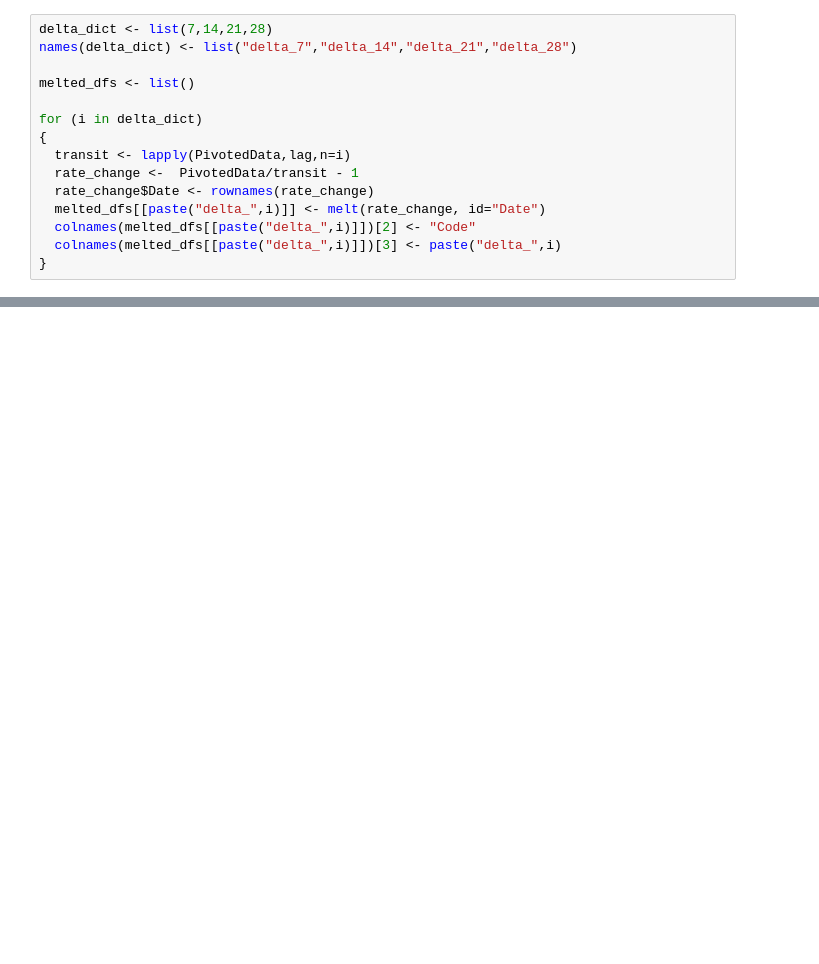
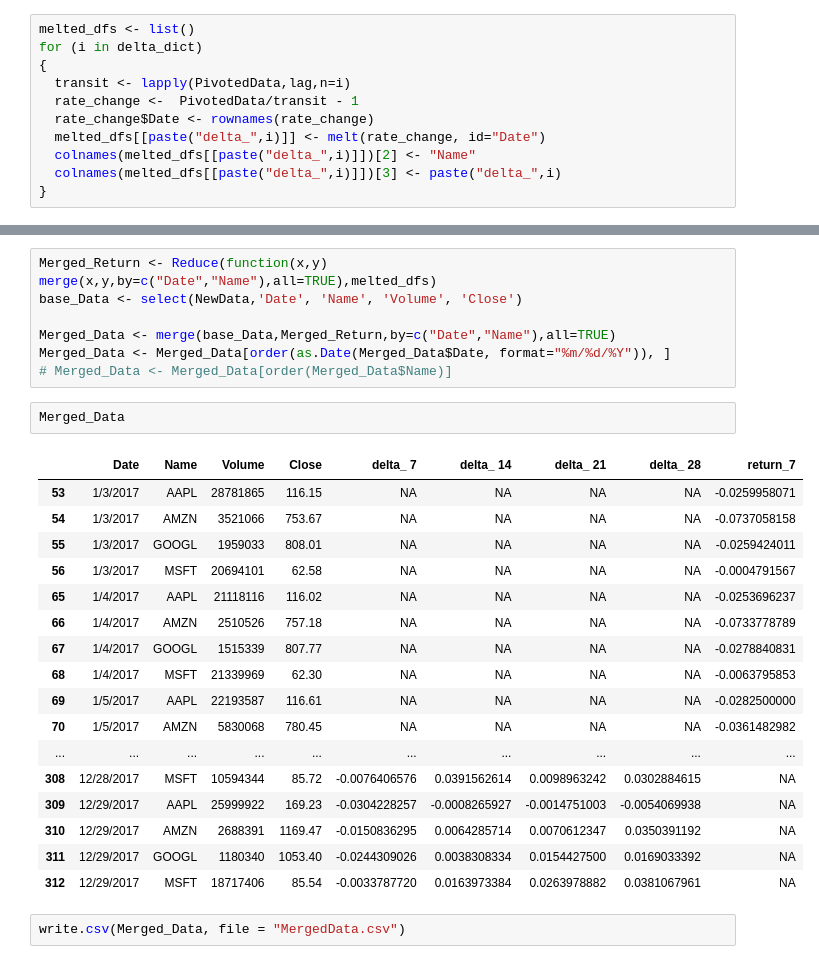
Before and after one commit to LinhHoang8997/Python-vs-R, a Jupyter notebook: Data Wrangling in R.ipynb, the cells around one changed output, grey strips where cells are left out. Drawn from its saved outputs; the diff is of its cells as text; blank space fills up the shorter version.

```diff
--- a/Data Wrangling in R.ipynb
+++ b/Data Wrangling in R.ipynb
@@ -74,16 +122,12 @@ head(MeltedData,10)
 # %%
-delta_dict <- list(7,14,21,28)
-names(delta_dict) <- list("delta_7","delta_14","delta_21","delta_28")
-
 melted_dfs <- list()
-
 for (i in delta_dict)
 {
   transit <- lapply(PivotedData,lag,n=i)
   rate_change <-  PivotedData/transit - 1
   rate_change$Date <- rownames(rate_change)
   melted_dfs[[paste("delta_",i)]] <- melt(rate_change, id="Date")
-  colnames(melted_dfs[[paste("delta_",i)]])[2] <- "Code"
+  colnames(melted_dfs[[paste("delta_",i)]])[2] <- "Name"
   colnames(melted_dfs[[paste("delta_",i)]])[3] <- paste("delta_",i)
 }
 # %%
@@ -114,0 +141,29 @@ head(Merged_Data,10)
+# %%
+Merged_Return <- Reduce(function(x,y) merge(x,y,by=c("Date","Name"),all=TRUE),melted_dfs)
+base_Data <- select(NewData,'Date', 'Name', 'Volume', 'Close')
+
+Merged_Data <- merge(base_Data,Merged_Return,by=c("Date","Name"),all=TRUE)
+Merged_Data <- Merged_Data[order(as.Date(Merged_Data$Date, format="%m/%d/%Y")), ]
+# Merged_Data <- Merged_Data[order(Merged_Data$Name)]
+# %%
+Merged_Data
+# %% [output]
+|  | Date | Name | Volume | Close | delta_ 7 | delta_ 14 | delta_ 21 | delta_ 28 | return_7 |
+| 53 | 1/3/2017 | AAPL | 28781865 | 116.15 | NA | NA | NA | NA | -0.0259958071 |
+| 54 | 1/3/2017 | AMZN | 3521066 | 753.67 | NA | NA | NA | NA | -0.0737058158 |
+| 55 | 1/3/2017 | GOOGL | 1959033 | 808.01 | NA | NA | NA | NA | -0.0259424011 |
+| 56 | 1/3/2017 | MSFT | 20694101 | 62.58 | NA | NA | NA | NA | -0.0004791567 |
+| 65 | 1/4/2017 | AAPL | 21118116 | 116.02 | NA | NA | NA | NA | -0.0253696237 |
+| 66 | 1/4/2017 | AMZN | 2510526 | 757.18 | NA | NA | NA | NA | -0.0733778789 |
+| 67 | 1/4/2017 | GOOGL | 1515339 | 807.77 | NA | NA | NA | NA | -0.0278840831 |
+| 68 | 1/4/2017 | MSFT | 21339969 | 62.30 | NA | NA | NA | NA | -0.0063795853 |
+| 69 | 1/5/2017 | AAPL | 22193587 | 116.61 | NA | NA | NA | NA | -0.0282500000 |
+| 70 | 1/5/2017 | AMZN | 5830068 | 780.45 | NA | NA | NA | NA | -0.0361482982 |
+| ... | ... | ... | ... | ... | ... | ... | ... | ... | ... |
+| 308 | 12/28/2017 | MSFT | 10594344 | 85.72 | -0.0076406576 | 0.0391562614 | 0.0098963242 | 0.0302884615 | NA |
+| 309 | 12/29/2017 | AAPL | 25999922 | 169.23 | -0.0304228257 | -0.0008265927 | -0.0014751003 | -0.0054069938 | NA |
+| 310 | 12/29/2017 | AMZN | 2688391 | 1169.47 | -0.0150836295 | 0.0064285714 | 0.0070612347 | 0.0350391192 | NA |
+| 311 | 12/29/2017 | GOOGL | 1180340 | 1053.40 | -0.0244309026 | 0.0038308334 | 0.0154427500 | 0.0169033392 | NA |
+| 312 | 12/29/2017 | MSFT | 18717406 | 85.54 | -0.0033787720 | 0.0163973384 | 0.0263978882 | 0.0381067961 | NA |
+# %%
+write.csv(Merged_Data, file = "MergedData.csv")
```
Also changed, not shown: parts of 14 cells of this notebook, 1 other file.
